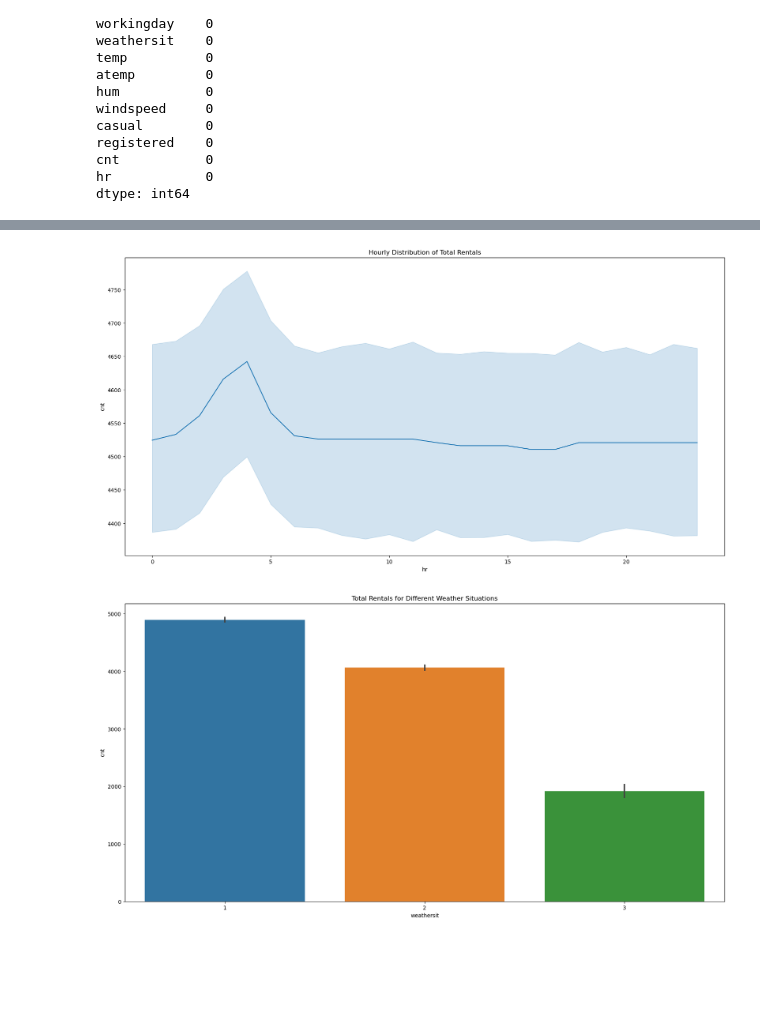
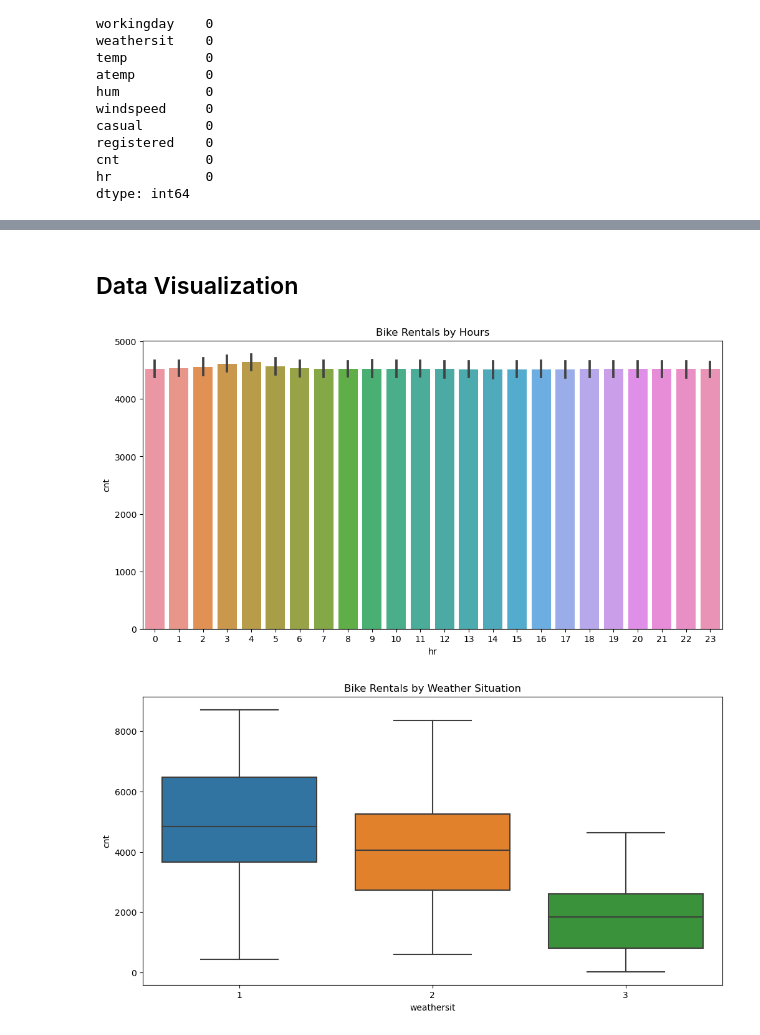
Before and after one commit to cukiprit/Submission-Dicoding-Data-Analysis, a Jupyter notebook: data_cleaning.ipynb, the cells around one changed output, grey strips where cells are left out. Drawn from its saved outputs; the diff is of its cells as text; code cells hidden in the pictures; blank space fills up the shorter version.

```diff
--- a/data_cleaning.ipynb
+++ b/data_cleaning.ipynb
@@ -142,0 +161,8 @@ Duplikasi data: 0
+# %%
+merged_df = pd.merge(
+  left=day_df,
+  right=hour_df[['dteday', 'hr']],
+  on='dteday'
+)
+
+merged_df.head()
@@ -258,14 +378,16 @@ dtype: int64
+# %% [markdown]
+## Data Visualization
 # %%
-plt.figure(figsize=(20, 10))
-sns.lineplot(x='hr', y='cnt', data=all_df)
-plt.title("Hourly Distribution of Total Rentals")
+plt.figure(figsize=(12, 6))
+sns.barplot(x='hr', y='cnt', data=merged_df)
+plt.title('Bike Rentals by Hours')
 plt.show()
 # %% [output]
-[figure, old version]
+[figure, new version]
 # %%
-plt.figure(figsize=(20,10))
-sns.barplot(x='weathersit', y='cnt', data=all_df)
-plt.title('Total Rentals for Different Weather Situations')
+plt.figure(figsize=(12, 6))
+sns.boxplot(x='weathersit', y='cnt', data=merged_df)
+plt.title('Bike Rentals by Weather Situation')
 plt.show()
 # %% [output]
-[figure, old version]
+[figure, new version]
```
Also changed, not shown: parts of 30 cells of this notebook, 3 other files.
